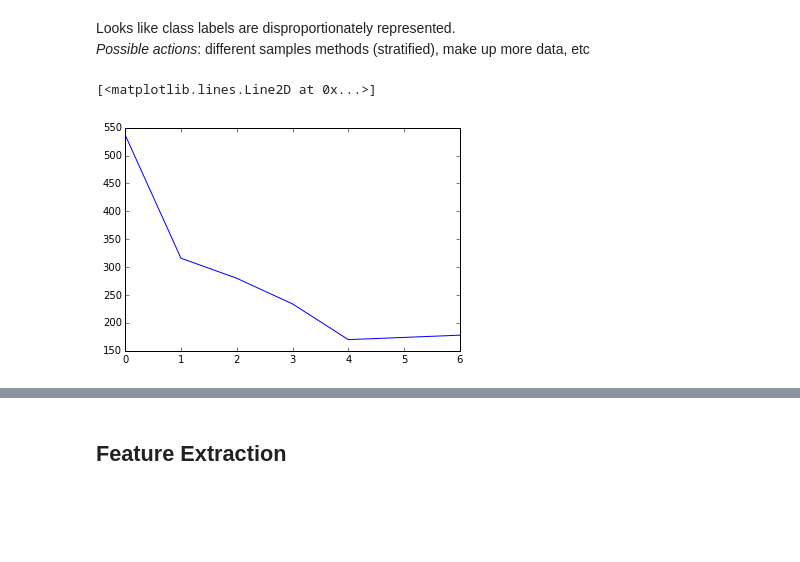
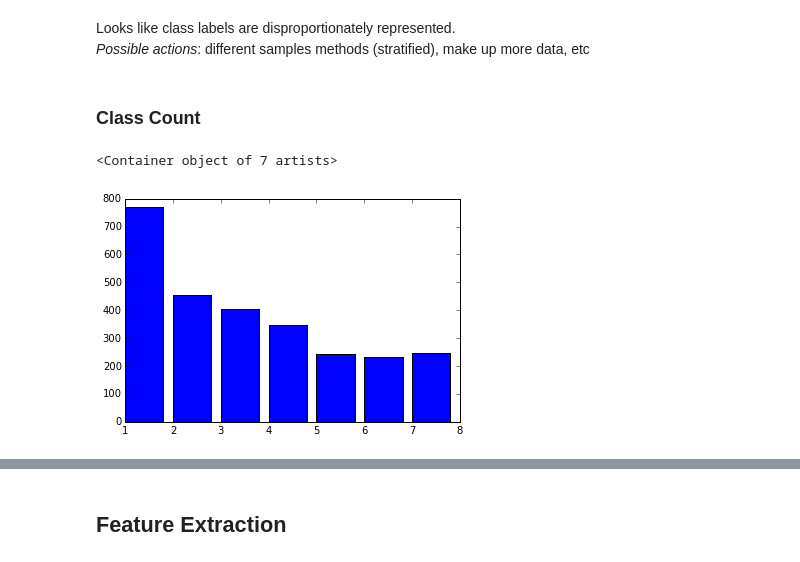
Before and after one commit to vijayv/nlp_fall2015, a Jupyter notebook: assignment2/Assignment 2.ipynb, the cells around one changed output, grey strips where cells are left out. Drawn from its saved outputs; the diff is of its cells as text; code cells hidden in the pictures; blank space fills up the shorter version.

```diff
--- a/assignment2/Assignment 2.ipynb
+++ b/assignment2/Assignment 2.ipynb
@@ -25,6 +28,7 @@ import string
 # %% [markdown]
 ## Exploratory Analysis
 # %%
+df = pd.read_csv("newtrain.csv")
 df_train = pd.read_csv("training.csv")
 df_dev = pd.read_csv("dev_testing.csv")
 df_train.head()
@@ -38,9 +42,11 @@ df_train.head()
 # %% [markdown]
 Looks like class labels are disproportionately represented.
 *Possible actions*: different samples methods (stratified), make up more data, etc
+# %% [markdown]
+### Class Count
 # %%
-count_by_category = df_train.groupby("Category").count()
-plt.plot(count_by_category)
+count_by_category = df.groupby("Category").count()
+plt.bar(count_by_category.index, count_by_category["Text"])
 # %% [output]
-[<matplotlib.lines.Line2D at 0x...>]
+<Container object of 7 artists>
-[figure, old version]
+[figure, new version]
```
Also changed, not shown: parts of 16 cells of this notebook, 1 other file.
